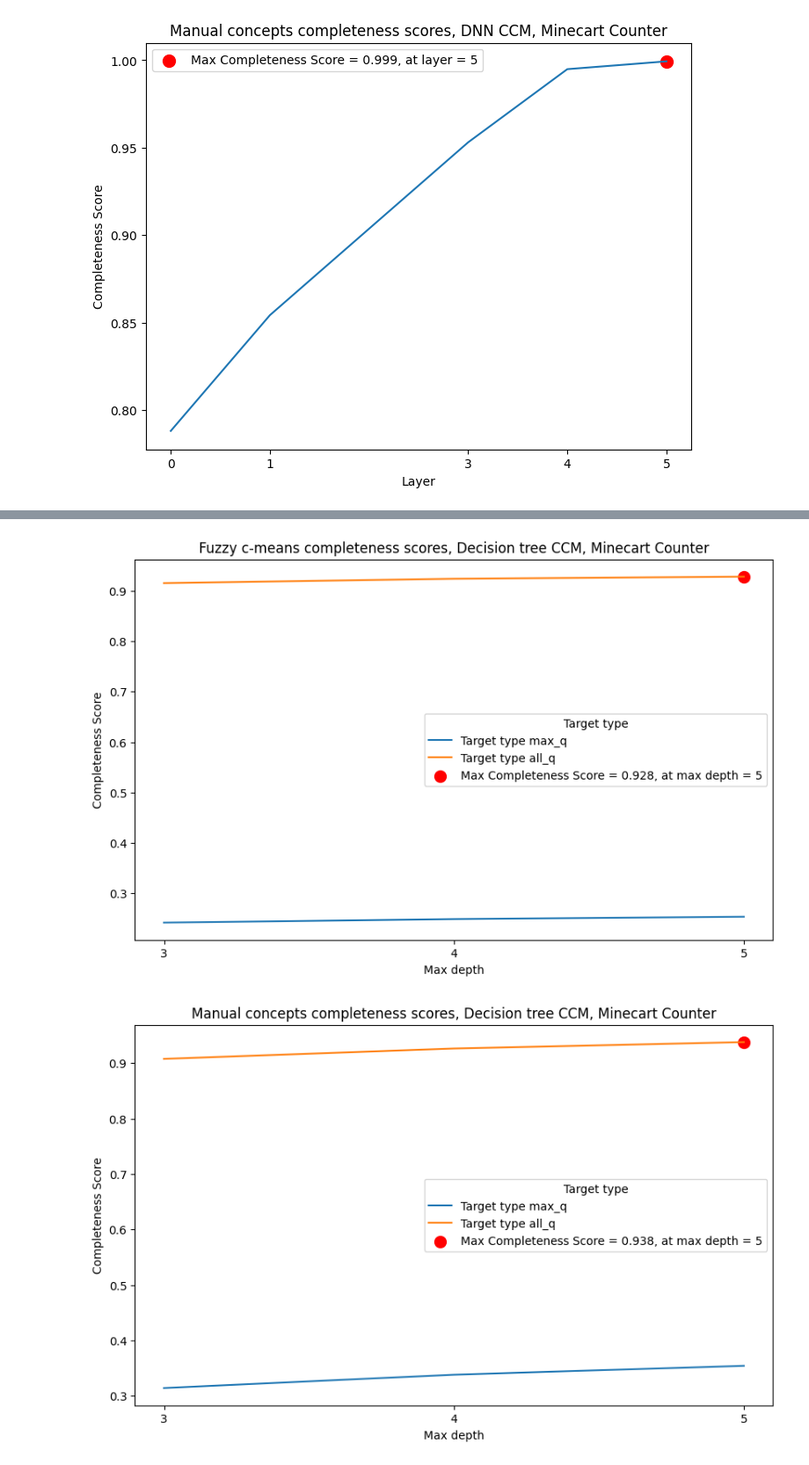
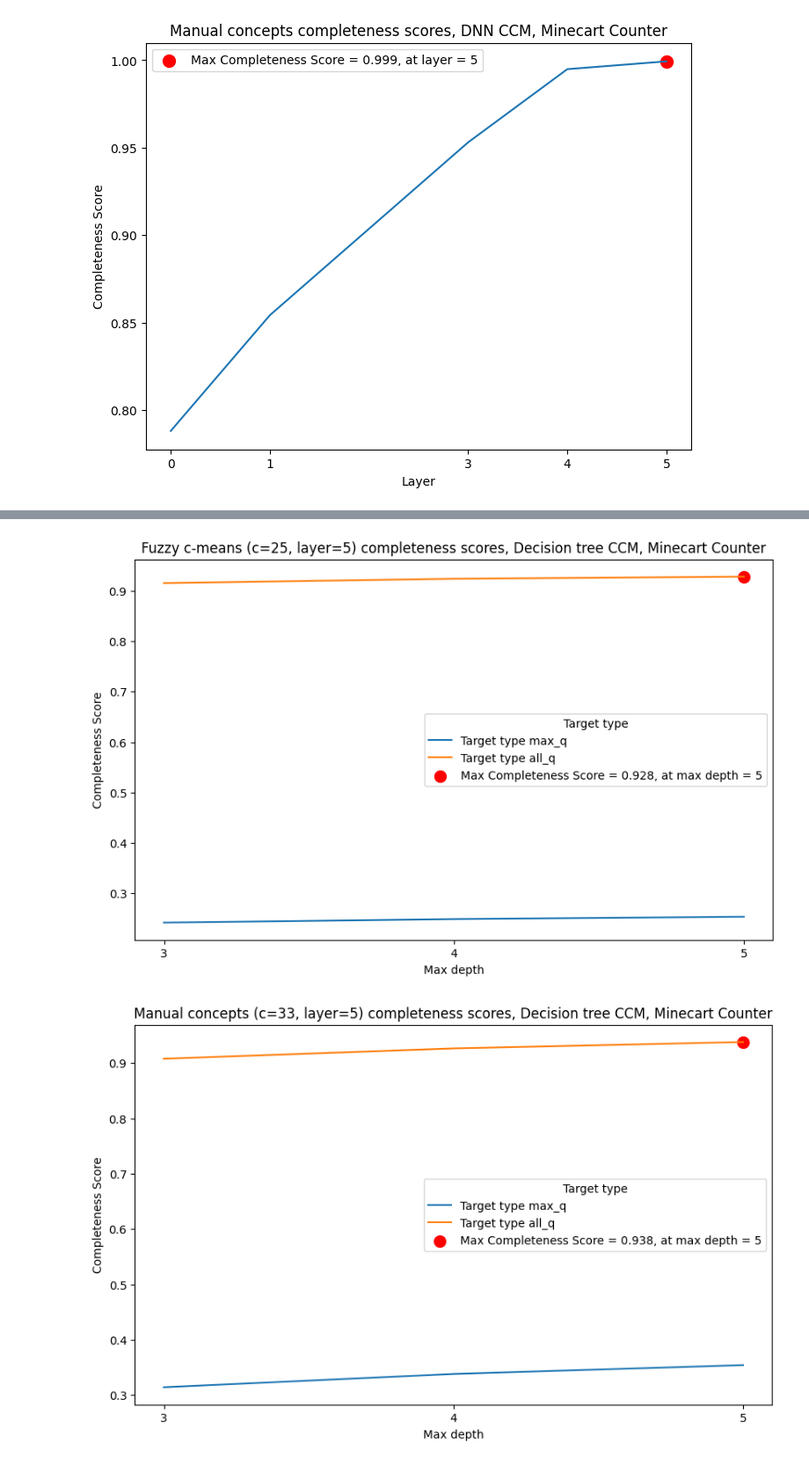
Before and after one commit to javanster/MSc-XAI-RL, a Jupyter notebook: experiments/ace_experiments/concept_completness_evaluation.ipynb, the cells around one changed output, grey strips where cells are left out. Shown at 88% size. Drawn from its saved outputs; the diff is of its cells as text; code cells hidden in the pictures.

Commit message:
Update plots

```diff
--- a/experiments/ace_experiments/concept_completness_evaluation.ipynb
+++ b/experiments/ace_experiments/concept_completness_evaluation.ipynb
@@ -172,13 +172,13 @@ plot_dt_completeness_scores(df, "Gold Run", "c", "Manual concepts")
 # %%
 df = pd.read_csv("../../rl_ccm_data/completeness_scores/minecart_counter/kind-cosmos-35/ccm_dt/k_means_concepts_completeness_scores.csv")
 
-plot_dt_completeness_scores(df, "Minecart Counter", "k", "k-means")
+plot_dt_completeness_scores(df, "Minecart Counter", "k", "k-means (k=45, layer=5)")
 
 df = pd.read_csv("../../rl_ccm_data/completeness_scores/minecart_counter/kind-cosmos-35/ccm_dt/fc_means_concepts_completeness_scores.csv")
 
-plot_dt_completeness_scores(df, "Minecart Counter", "c", "Fuzzy c-means")
+plot_dt_completeness_scores(df, "Minecart Counter", "c", "Fuzzy c-means (c=25, layer=5)")
 
 df = pd.read_csv("../../rl_ccm_data/completeness_scores/minecart_counter/kind-cosmos-35/ccm_dt/manual_concepts_completeness_scores.csv")
 
-plot_dt_completeness_scores(df, "Minecart Counter", "c", "Manual concepts")
+plot_dt_completeness_scores(df, "Minecart Counter", "c", "Manual concepts (c=33, layer=5)")
 # %% [output]
@@ -186,2 +186,2 @@ plot_dt_completeness_scores(df, "Minecart Counter", "c", "Manual concepts")
-[figure, old version]
+[figure, new version]
-[figure, old version]
+[figure, new version]
```
Also changed, not shown: parts of 3 cells of this notebook.
